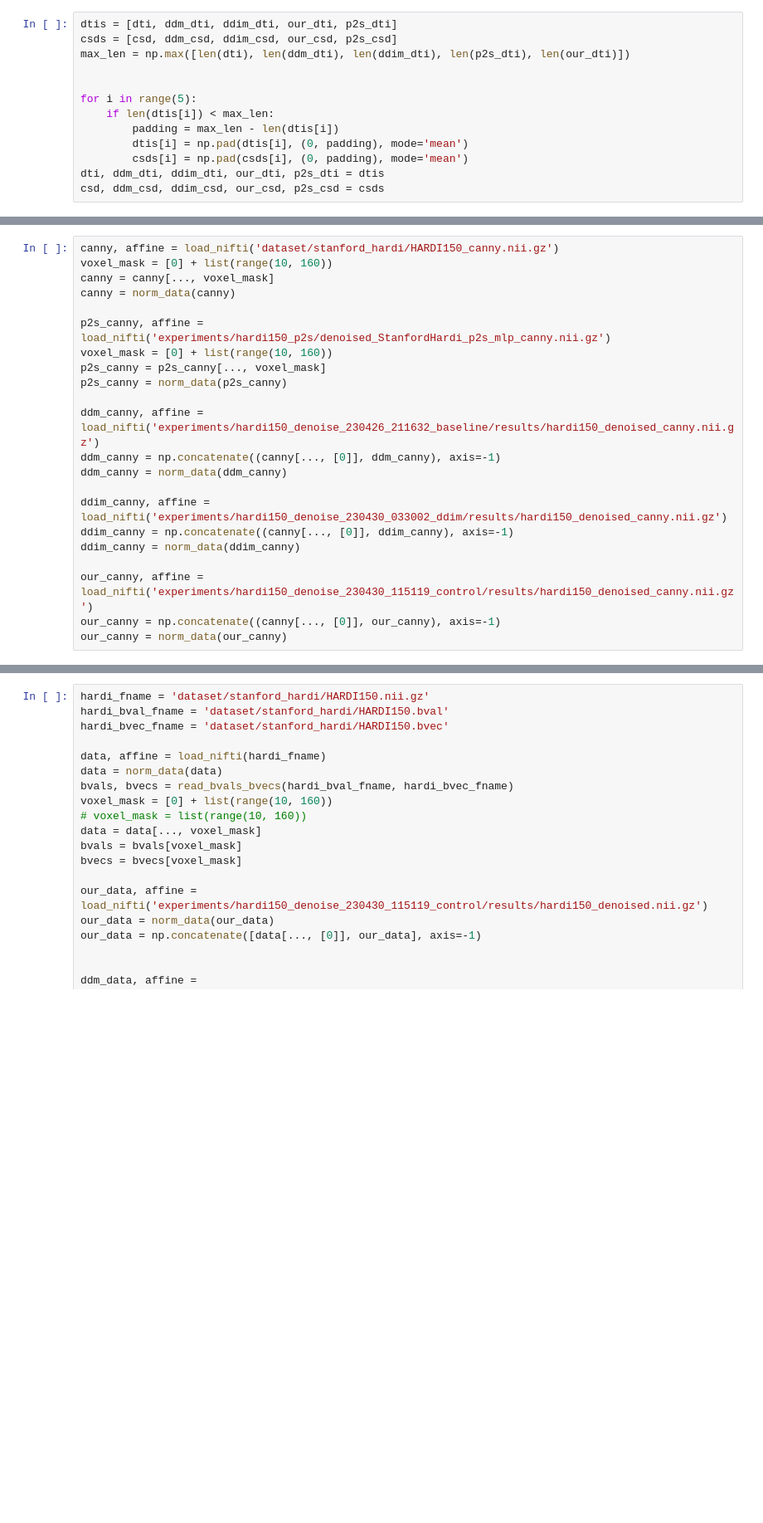
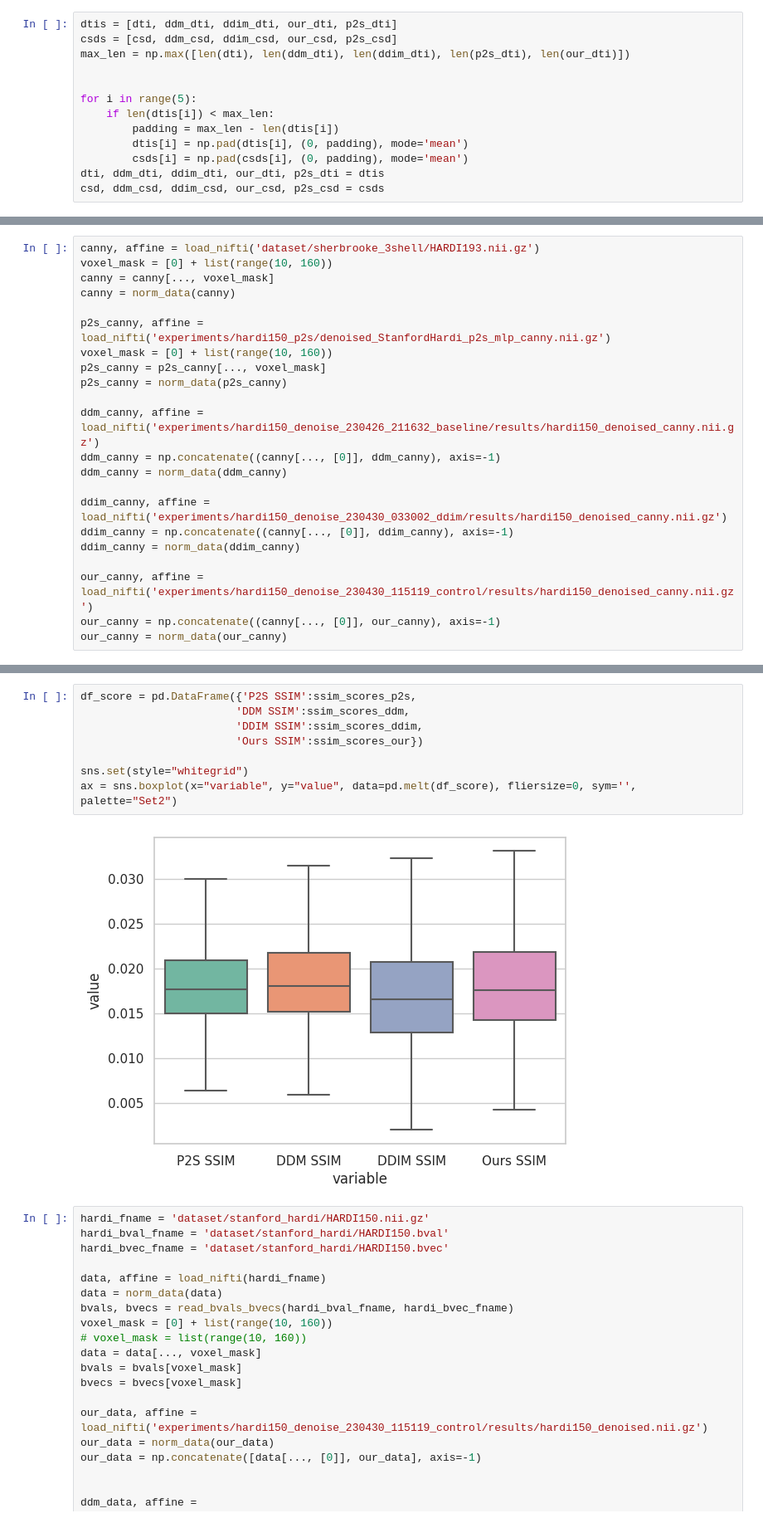
Before and after one commit to XYPB/DDM2, a Jupyter notebook: eval.ipynb, the cells around one changed output, grey strips where cells are left out. Shown: that part at 83% size. Saved outputs shown, nothing was run; the diff lists cells and outputs as text; blank space fills up the shorter version.

```diff
--- a/eval.ipynb
+++ b/eval.ipynb
@@ -269,5 +351,5 @@ ax = sns.boxplot(x="variable", y="value", data=pd.melt(df_diff), fliersize=0, sy
 # %%
-canny, affine = load_nifti('dataset/stanford_hardi/HARDI150_canny.nii.gz')
+canny, affine = load_nifti('dataset/sherbrooke_3shell/HARDI193.nii.gz')
 voxel_mask = [0] + list(range(10, 160))
 canny = canny[..., voxel_mask]
 canny = norm_data(canny)
@@ -341,3 +423,13 @@ print(np.mean(ssim_scores_our))
+# %%
+df_score = pd.DataFrame({'P2S SSIM':ssim_scores_p2s,
+                        'DDM SSIM':ssim_scores_ddm,
+                        'DDIM SSIM':ssim_scores_ddim,
+                        'Ours SSIM':ssim_scores_our})
+
+sns.set(style="whitegrid")
+ax = sns.boxplot(x="variable", y="value", data=pd.melt(df_score), fliersize=0, sym='', palette="Set2")
+# %% [output]
+[figure, added]
 # %%
 hardi_fname = 'dataset/stanford_hardi/HARDI150.nii.gz'
 hardi_bval_fname = 'dataset/stanford_hardi/HARDI150.bval'
```
Also changed, not shown: parts of 9 cells of this notebook, 1 other file.
